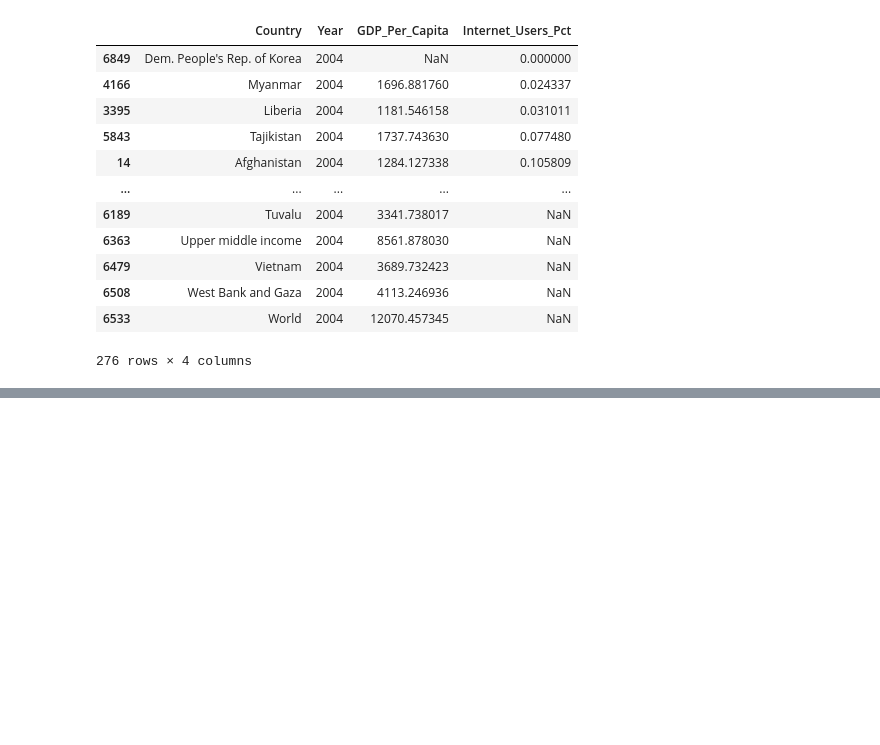
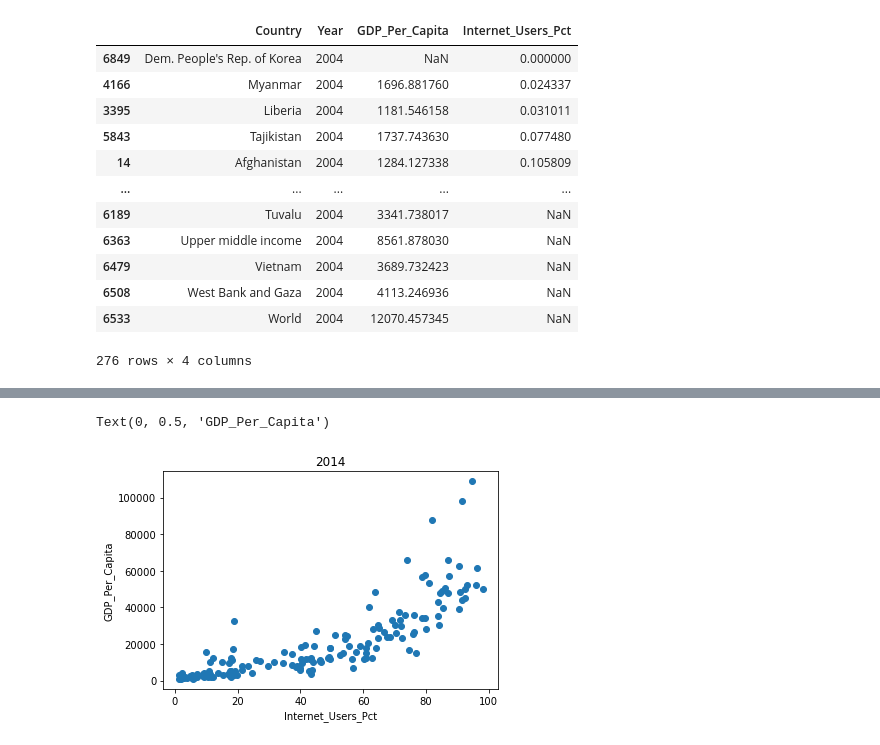
Before and after one commit to megan2/gdp-and-internet-usage-megan2, a Jupyter notebook: gdp_python_workbook.ipynb, the cells around one changed output, grey strips where cells are left out. Drawn from its saved outputs; the diff is of its cells as text; code cells hidden in the pictures; blank space fills up the shorter version.

```diff
--- a/gdp_python_workbook.ipynb
+++ b/gdp_python_workbook.ipynb
@@ -206,0 +272,8 @@ gdp_and_internet_use_04.sort_values('Internet_Users_Pct', ascending=True)
+# %%
+plt.scatter(gdp_and_internet_use_14.Internet_Users_Pct, gdp_and_internet_use_14.GDP_Per_Capita)
+plt.title("2014")
+plt.xlabel("Internet_Users_Pct")
+plt.ylabel("GDP_Per_Capita")
+# %% [output]
+Text(0, 0.5, 'GDP_Per_Capita')
+[figure, added]
```
Also changed, not shown: parts of 21 cells of this notebook.
